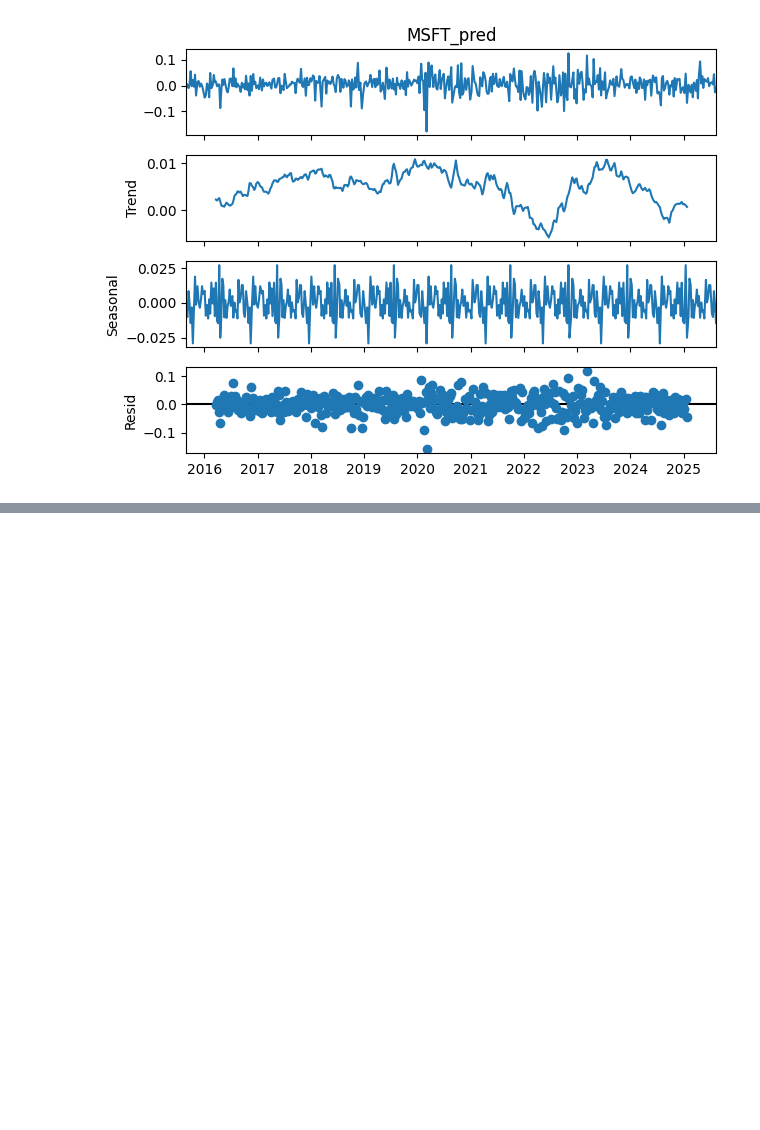
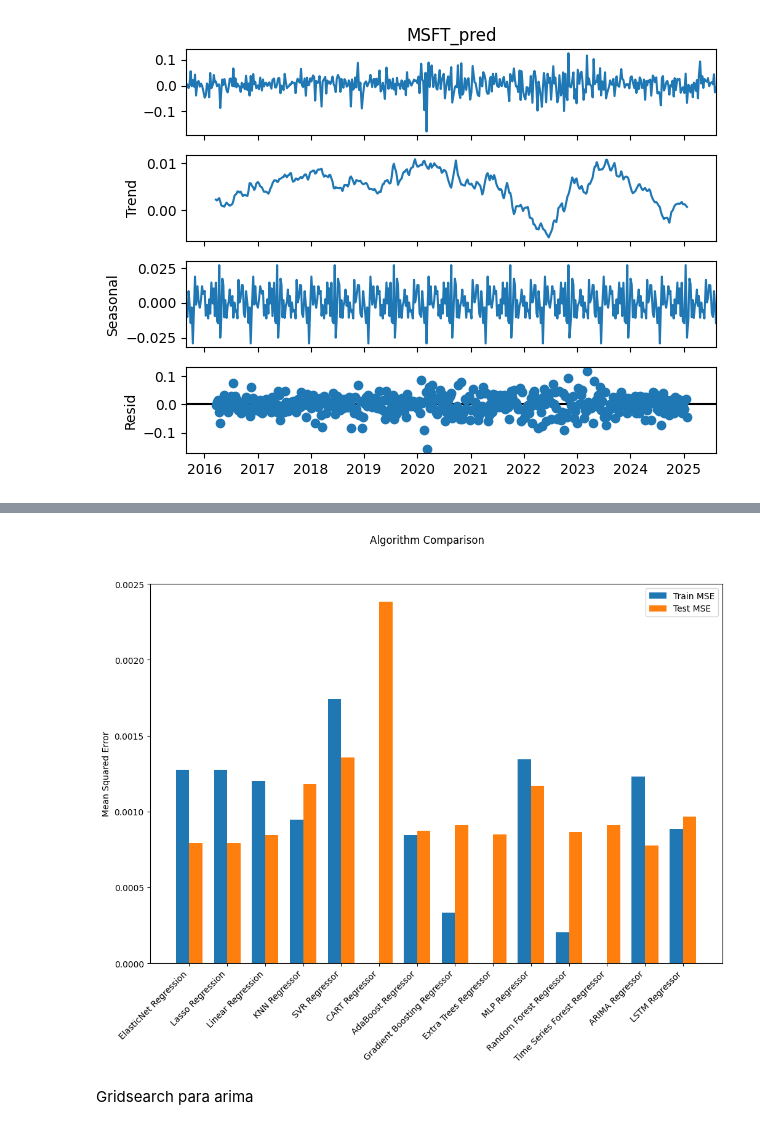
Before and after one commit to kaladabrio2020/livro-blueprints-de-aprendizado-de-maquina-e-cd-para-financas, a Jupyter notebook: parte1-conjectura/capitulo 5 - Aprendizado Supervisionado Regressao/estudo_de_caso_1.ipynb, the cells around one changed output, grey strips where cells are left out. Saved outputs shown, nothing was run; the diff lists cells and outputs as text; code cells hidden in the pictures; blank space fills up the shorter version.

```diff
--- a/parte1-conjectura/capitulo 5 - Aprendizado Supervisionado Regressao/estudo_de_caso_1.ipynb
+++ b/parte1-conjectura/capitulo 5 - Aprendizado Supervisionado Regressao/estudo_de_caso_1.ipynb
@@ -175,0 +327,3 @@ plt.show()
+# %%
+error_train_lstm = mean_squared_error(ytrain_ltsm, model.predict(xtrain_ltsm))
+error_test_lstm = mean_squared_error(ytest_ltsm, model.predict(xtest_ltsm))
@@ -175,0 +333,23 @@ plt.show()
+# %%
+test_result.append(error_test_arima)
+test_result.append(error_test_lstm)
+train_result.append(error_train_arima)
+train_result.append(error_train_lstm)
+# %%
+names.append('ARIMA Regressor')
+names.append('LSTM Regressor')
+# %%
+fig = plt.figure(figsize=(12,8))
+fig.suptitle('Algorithm Comparison')
+ind= np.arange(len(names)) # as posições das barras
+width = 0.35 # a largura das barras
+plt.bar(ind - width/2, train_result, width, label='Train MSE')
+plt.bar(ind + width/2, test_result, width, label='Test MSE')
+plt.ylabel('Mean Squared Error')
+plt.xticks(ind, names, rotation=45, ha='right')
+plt.legend()
+plt.show()
+# %% [output]
+[figure, added]
+# %% [markdown]
+Gridsearch para arima
```
Also changed, not shown: parts of 35 cells of this notebook.
